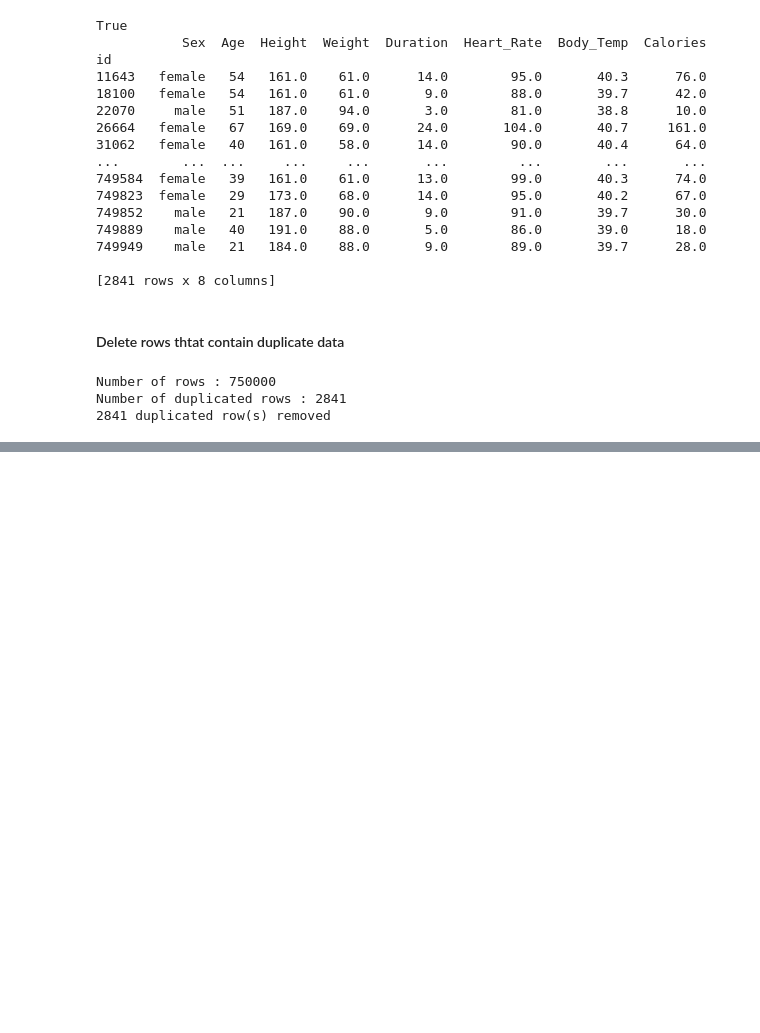
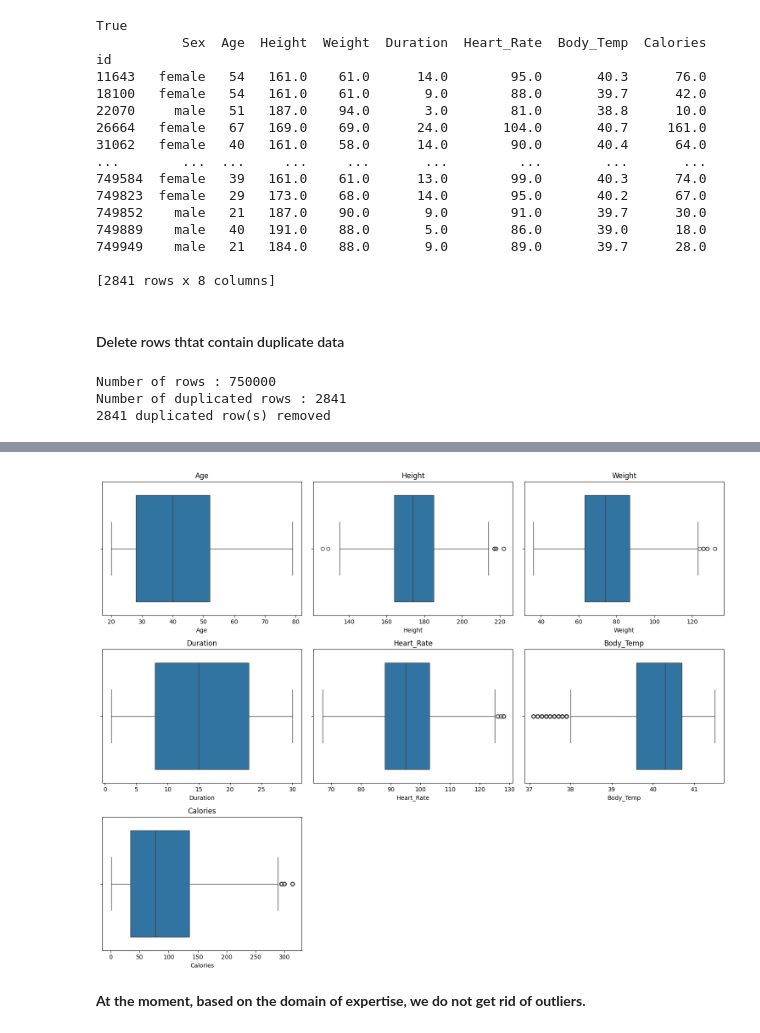
Before and after one commit to thcarole1/Predict_calorie_expenditure, a Jupyter notebook: notebooks/Predict_calorie_expenditure.ipynb, the cells around one changed output, grey strips where cells are left out. Cells and saved outputs as stored; diff of their text form; code cells hidden in the pictures; blank space fills up the shorter version.

Commit message:
Outlier identification ok

```diff
--- a/notebooks/Predict_calorie_expenditure.ipynb
+++ b/notebooks/Predict_calorie_expenditure.ipynb
@@ -301,0 +484,7 @@ Number of duplicated rows : 2841
+# %%
+# Display box plots for numerical features.
+plot_boxplot_sns(train_data_no_dups)
+# %% [output]
+[figure, added]
+# %% [markdown]
+**At the moment, based on the domain of expertise, we do not get rid of outliers.**
```
Also changed, not shown: parts of 24 cells of this notebook.
